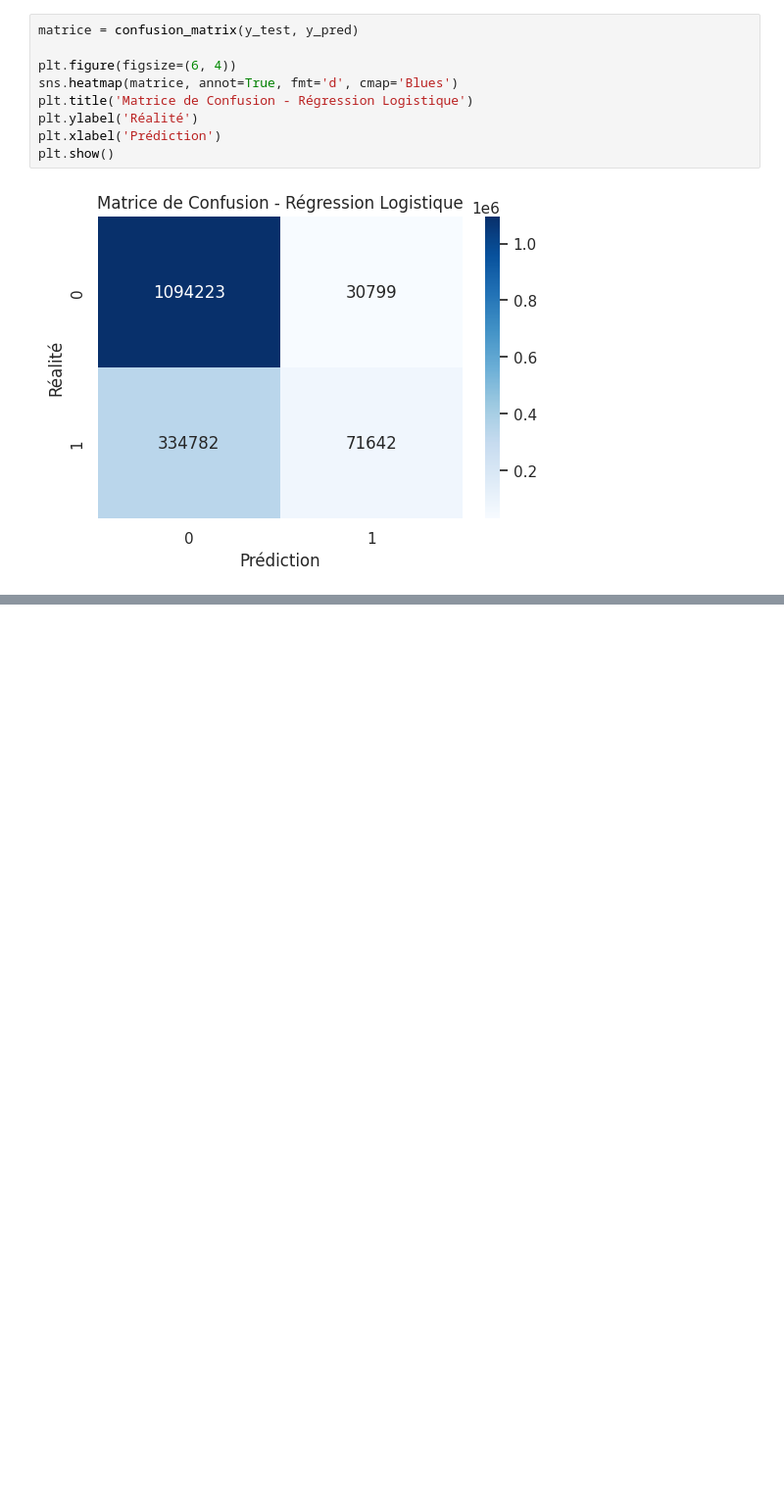
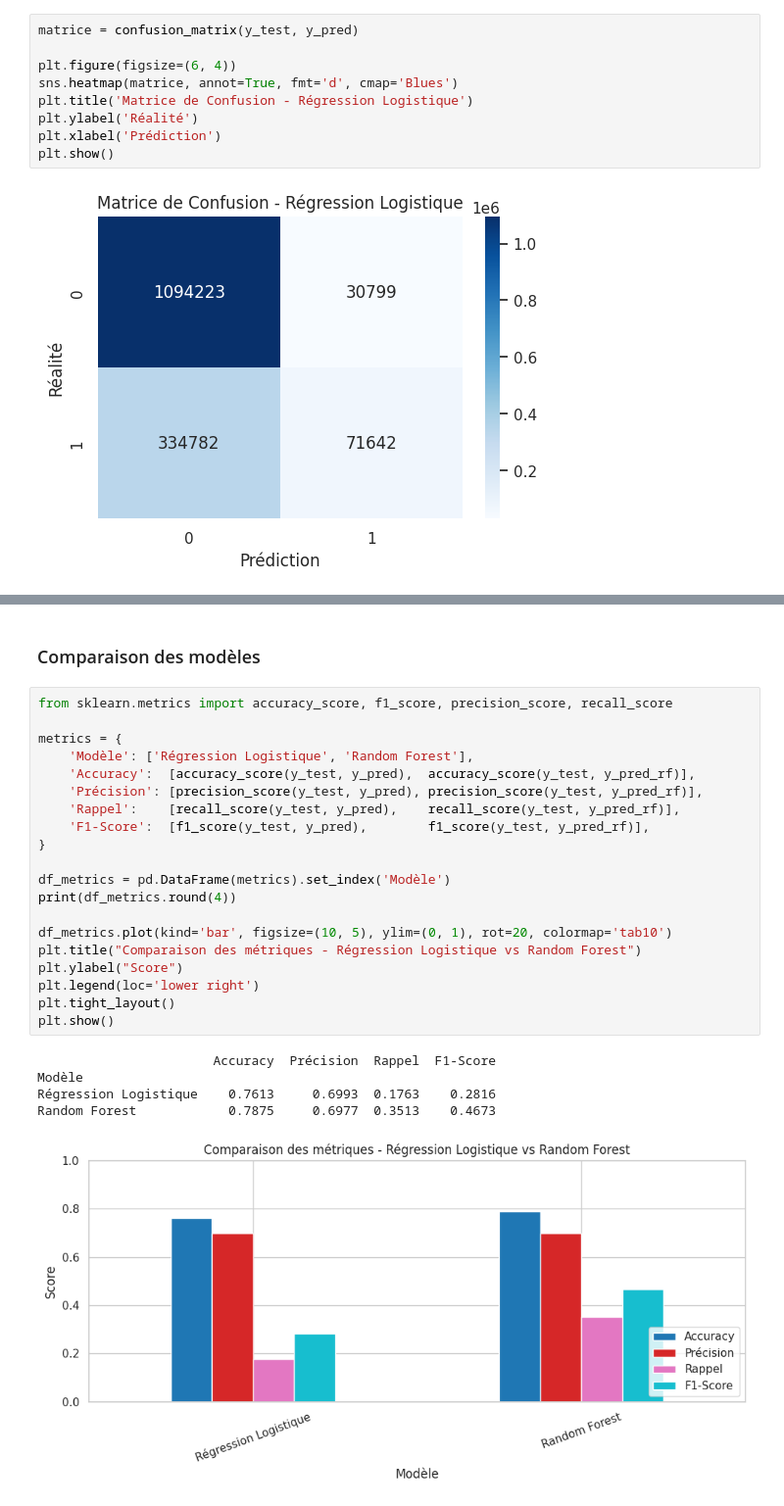
Before and after one commit to raph-bl/NextBuy, a Jupyter notebook: notebook.ipynb, the cells around one changed output, grey strips where cells are left out. Shown at 98% size. Drawn from its saved outputs; the diff is of its cells as text; blank space fills up the shorter version.

```diff
--- a/notebook.ipynb
+++ b/notebook.ipynb
@@ -273,0 +330,28 @@ plt.show()
+# %% [markdown]
+### Comparaison des modèles
+# %%
+from sklearn.metrics import accuracy_score, f1_score, precision_score, recall_score
+
+metrics = {
+    'Modèle': ['Régression Logistique', 'Random Forest'],
+    'Accuracy':  [accuracy_score(y_test, y_pred),  accuracy_score(y_test, y_pred_rf)],
+    'Précision': [precision_score(y_test, y_pred), precision_score(y_test, y_pred_rf)],
+    'Rappel':    [recall_score(y_test, y_pred),    recall_score(y_test, y_pred_rf)],
+    'F1-Score':  [f1_score(y_test, y_pred),        f1_score(y_test, y_pred_rf)],
+}
+
+df_metrics = pd.DataFrame(metrics).set_index('Modèle')
+print(df_metrics.round(4))
+
+df_metrics.plot(kind='bar', figsize=(10, 5), ylim=(0, 1), rot=20, colormap='tab10')
+plt.title("Comparaison des métriques - Régression Logistique vs Random Forest")
+plt.ylabel("Score")
+plt.legend(loc='lower right')
+plt.tight_layout()
+plt.show()
+# %% [output]
+                       Accuracy  Précision  Rappel  F1-Score
+Modèle
+Régression Logistique    0.7613     0.6993  0.1763    0.2816
+Random Forest            0.7875     0.6977  0.3513    0.4673
+[figure, added]
```
Also changed, not shown: parts of 8 cells of this notebook, 1 other file.
